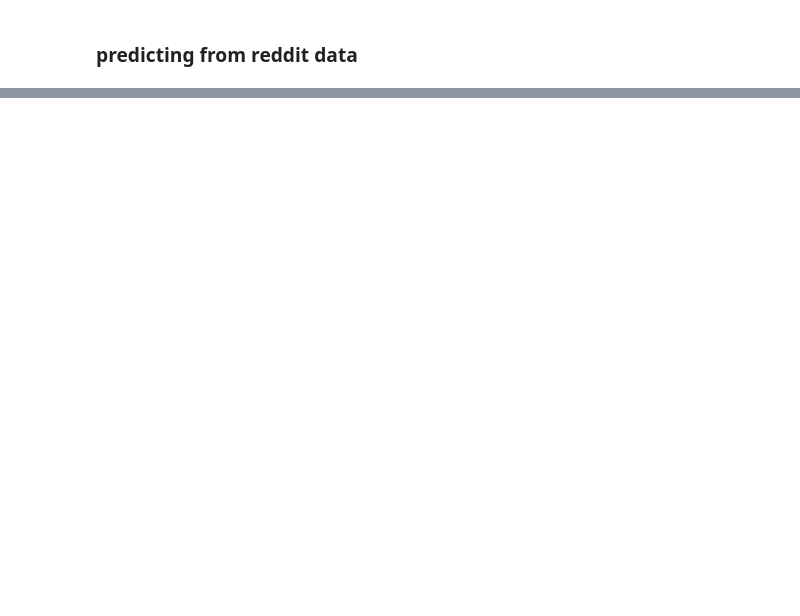
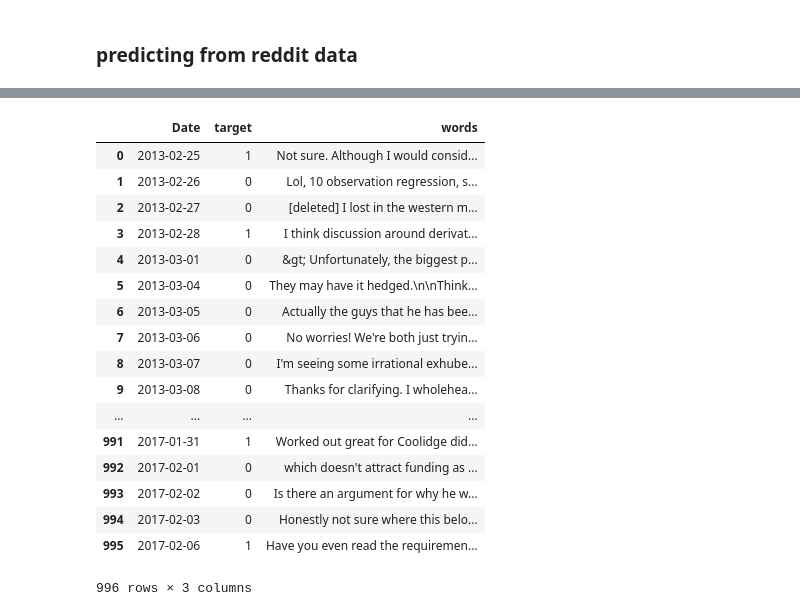
Before and after one commit to jdevito18/stock-price-shifts-using-options-reddit-sentiment, a Jupyter notebook: Senior Design.ipynb, the cells around one changed output, grey strips where cells are left out. Cells and saved outputs as stored; diff of their text form; code cells hidden in the pictures; blank space fills up the shorter version.

```diff
--- a/Senior Design.ipynb
+++ b/Senior Design.ipynb
@@ -127,9 +187,5 @@ matthews_corrcoef(test['target'], predictions)
 # %% [markdown]
 ### predicting from reddit data
-# %%
-import json
-with open('data/titleData.json') as x:
-    unstructured = json.loads(x.read())
 # %%
 len(unstructured)
 # %% [output]
@@ -160,4 +192,0 @@ unstructured['2016-10-09']
-# %%
-newDict = {}
-for x,y in zip(dates, datetime):
-    newDict[y] = ' '.join([comment['title'] for comment in unstructured[x]])
@@ -166,3 +192,0 @@ KeyError: 'title'
-# %%
-index['words'] = index['Date'].apply(lambda x: newDict[x] if x in newDict.keys() else 'null')
-index['words'] = index['words'].apply(lambda x: 'null' if x == '' else x)
@@ -182,4 +234,4 @@ pipeline = Pipeline([
 # %%
-train = withWords.iloc[0:2000].reset_index(drop=True)
+train = withWords.iloc[0:1000].reset_index(drop=True)
 
-test = withWords.iloc[2000:].reset_index(drop=True)
+test = withWords.iloc[1100:].reset_index(drop=True)
@@ -204,0 +262,21 @@ redditTitles
+# %%
+train[['Date', 'target', 'words']].iloc[4:].reset_index(drop=True)
+# %% [output]
+|  | Date | target | words |
+| 0 | 2013-02-25 | 1 | Not sure. Although I would consid... |
+| 1 | 2013-02-26 | 0 | Lol, 10 observation regression, s... |
+| 2 | 2013-02-27 | 0 | [deleted] I lost in the western m... |
+| 3 | 2013-02-28 | 1 | I think discussion around derivat... |
+| 4 | 2013-03-01 | 0 | &gt; Unfortunately, the biggest p... |
+| 5 | 2013-03-04 | 0 | They may have it hedged.\n\nThink... |
+| 6 | 2013-03-05 | 0 | Actually the guys that he has bee... |
+| 7 | 2013-03-06 | 0 | No worries! We're both just tryin... |
+| 8 | 2013-03-07 | 0 | I'm seeing some irrational exhube... |
+| 9 | 2013-03-08 | 0 | Thanks for clarifying. I wholehea... |
+| ... | ... | ... | ... |
+| 991 | 2017-01-31 | 1 | Worked out great for Coolidge did... |
+| 992 | 2017-02-01 | 0 | which doesn't attract funding as ... |
+| 993 | 2017-02-02 | 0 | Is there an argument for why he w... |
+| 994 | 2017-02-03 | 0 | Honestly not sure where this belo... |
+| 995 | 2017-02-06 | 1 | Have you even read the requiremen... |
+996 rows × 3 columns
```
Also changed, not shown: parts of 43 cells of this notebook.
